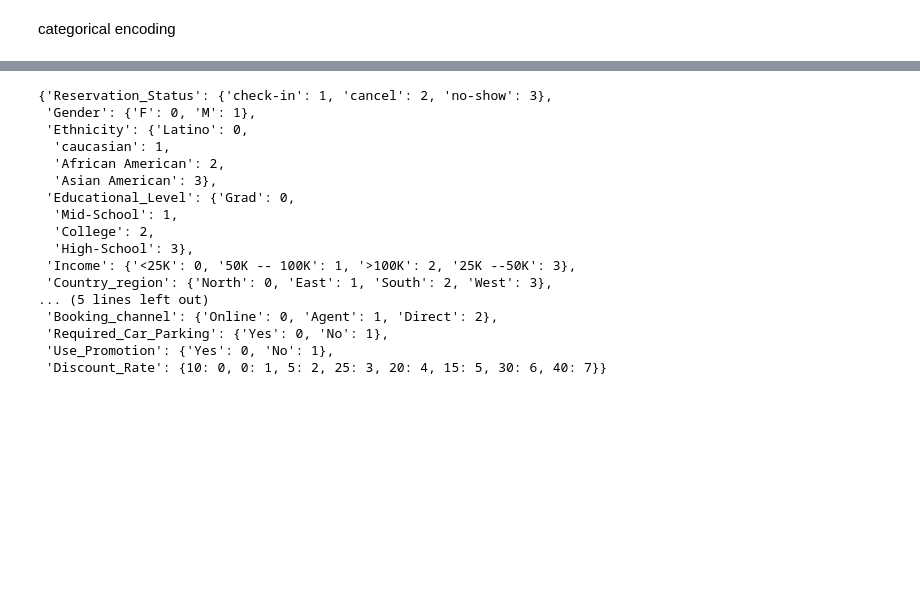
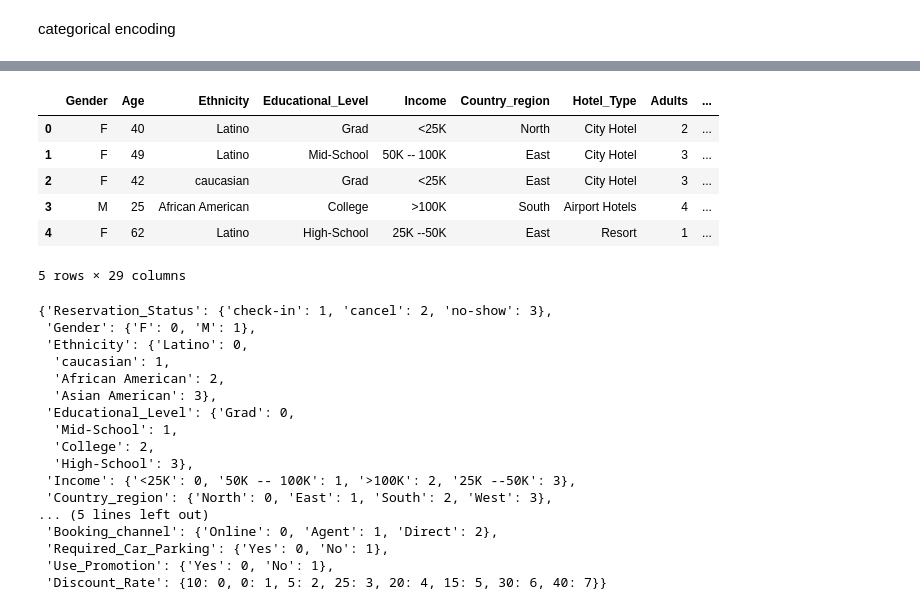
Before and after one commit to BoTZ-TND/datastorm-2021, a Jupyter notebook: src/models/kitchen_sink/featurize.ipynb, the cells around one changed output, grey strips where cells are left out. Saved outputs shown, nothing was run; the diff lists cells and outputs as text; code cells hidden in the pictures; blank space fills up the shorter version.

```diff
--- a/src/models/kitchen_sink/featurize.ipynb
+++ b/src/models/kitchen_sink/featurize.ipynb
@@ -77,3 +100,21 @@ enc_train_df.head()
+# %%
+columns = ['Gender','Ethnicity', 'Educational_Level',
+       'Income', 'Country_region', 'Hotel_Type','Meal_Type', 'Visted_Previously', 'Previous_Cancellations']
+woe_encoder = ce.CatBoostEncoder(cols=columns)
+woe_encoded_train = woe_encoder.fit_transform(enc_train_df[columns], enc_train_df['Reservation_Status']).add_suffix('_woe')
+train_features = ms_train_df.join(woe_encoded_train)
+
+woe_encoded_cols = woe_encoded_train.columns
+# %%
+train_features.head()
+# %% [output]
+|  | Gender | Age | Ethnicity | Educational_Level | Income | Country_region | Hotel_Type | Adults | ... |
+| 0 | F | 40 | Latino | Grad | <25K | North | City Hotel | 2 | ... |
+| 1 | F | 49 | Latino | Mid-School | 50K -- 100K | East | City Hotel | 3 | ... |
+| 2 | F | 42 | caucasian | Grad | <25K | East | City Hotel | 3 | ... |
+| 3 | M | 25 | African American | College | >100K | South | Airport Hotels | 4 | ... |
+| 4 | F | 62 | Latino | High-School | 25K --50K | East | Resort | 1 | ... |
+5 rows × 29 columns
 # %%
 maps
 # %% [output]
```
Also changed, not shown: parts of 6 cells of this notebook, 11 other files.
